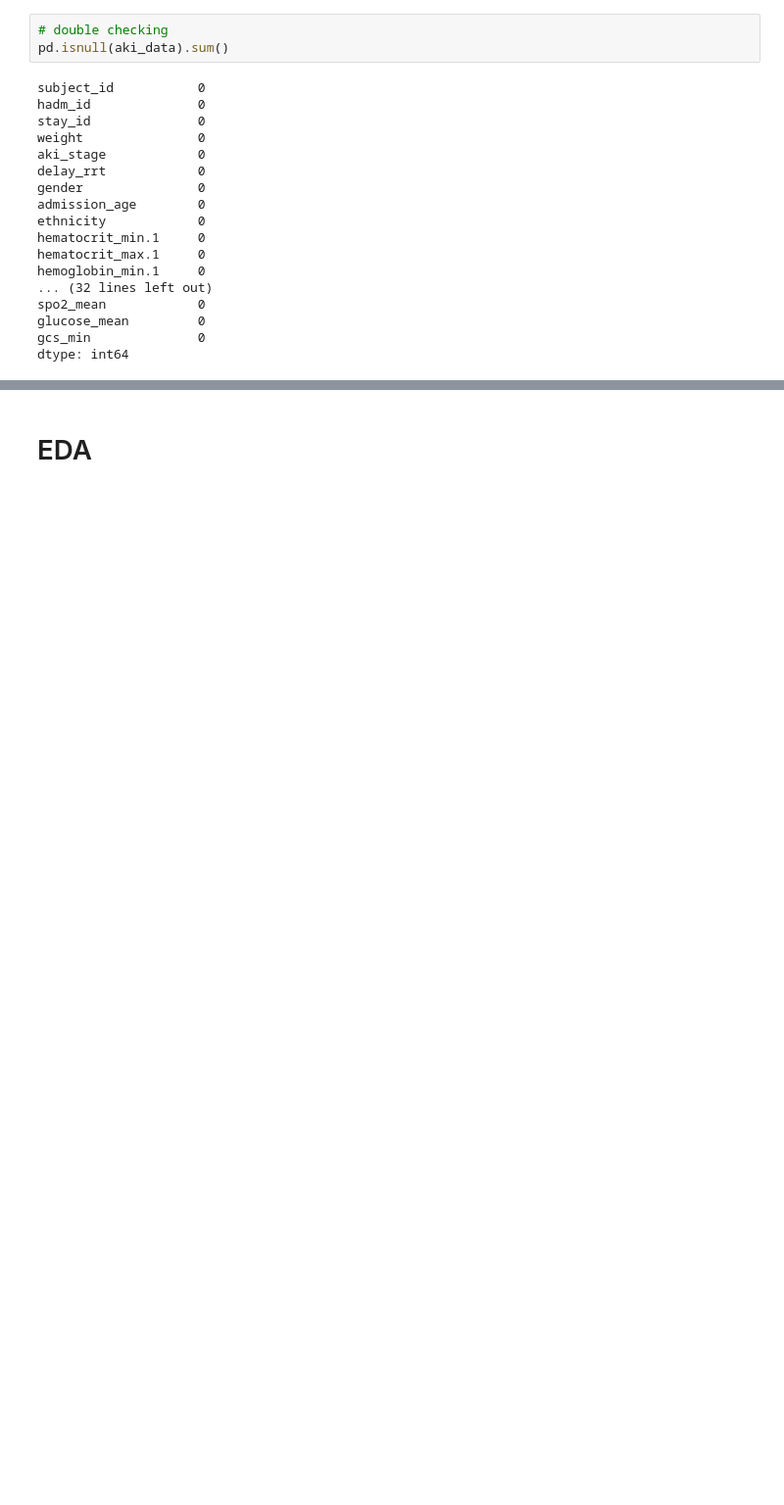
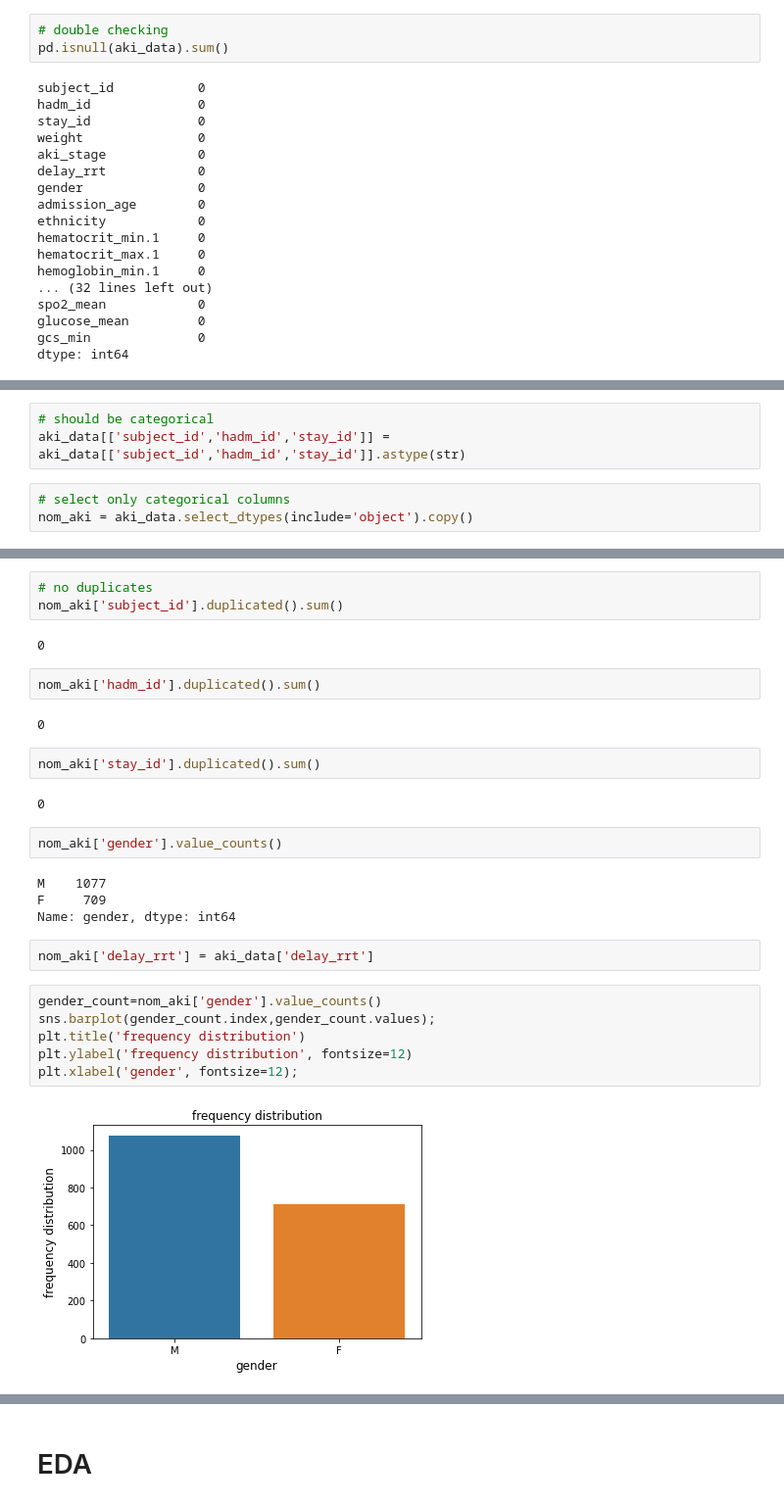
Before and after one commit to doscsy12/AKI_rrt, a Jupyter notebook: data_cleaning_EDA.ipynb, the cells around one changed output, grey strips where cells are left out. Shown: that part at 98% size. Saved outputs shown, nothing was run; the diff lists cells and outputs as text; blank space fills up the shorter version.

```diff
--- a/data_cleaning_EDA.ipynb
+++ b/data_cleaning_EDA.ipynb
@@ -284,0 +314,6 @@ dtype: int64
+# %%
+# should be categorical
+aki_data[['subject_id','hadm_id','stay_id']] = aki_data[['subject_id','hadm_id','stay_id']].astype(str)
+# %%
+# select only categorical columns
+nom_aki = aki_data.select_dtypes(include='object').copy()
@@ -284,0 +335,29 @@ dtype: int64
+# %%
+# no duplicates
+nom_aki['subject_id'].duplicated().sum()
+# %% [output]
+0
+# %%
+nom_aki['hadm_id'].duplicated().sum()
+# %% [output]
+0
+# %%
+nom_aki['stay_id'].duplicated().sum()
+# %% [output]
+0
+# %%
+nom_aki['gender'].value_counts()
+# %% [output]
+M    1077
+F     709
+Name: gender, dtype: int64
+# %%
+nom_aki['delay_rrt'] = aki_data['delay_rrt']
+# %%
+gender_count=nom_aki['gender'].value_counts()
+sns.barplot(gender_count.index,gender_count.values);
+plt.title('frequency distribution')
+plt.ylabel('frequency distribution', fontsize=12)
+plt.xlabel('gender', fontsize=12);
+# %% [output]
+[figure, added]
```
Also changed, not shown: parts of 48 cells of this notebook.
